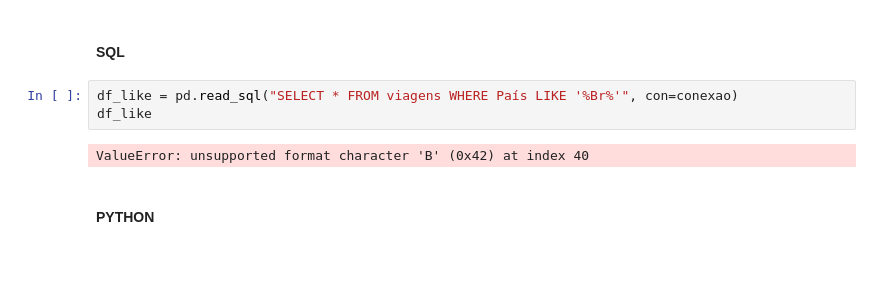
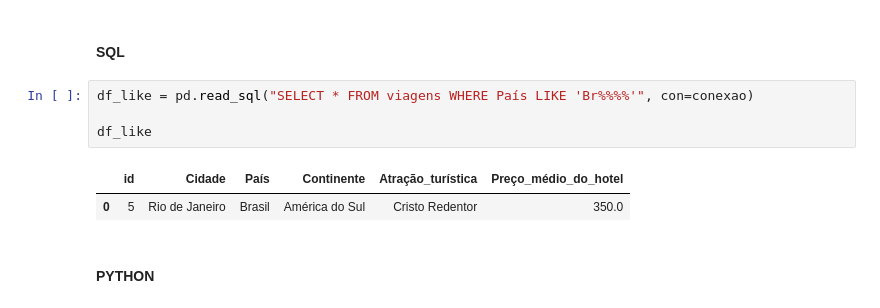
Before and after one commit to joaovilar/Python, a Jupyter notebook: Python_Jupyter/DataManipulation (SQL_Python).ipynb, the cells around one changed output. Drawn from its saved outputs; the diff is of its cells as text; blank space fills up the shorter version.

Commit message:
Correción del script en la clausula Like en jupyter

```diff
--- a/Python_Jupyter/DataManipulation (SQL_Python).ipynb
+++ b/Python_Jupyter/DataManipulation (SQL_Python).ipynb
@@ -241,10 +241,12 @@ dtype: object
 # %% [markdown]
 #### SQL
 # %%
-df_like = pd.read_sql("SELECT * FROM viagens WHERE País LIKE '%Br%'", con=conexao)
+df_like = pd.read_sql("SELECT * FROM viagens WHERE País LIKE 'Br%%%%'", con=conexao)
+
 df_like
 # %% [output]
-ValueError: unsupported format character 'B' (0x42) at index 40
+|  | id | Cidade | País | Continente | Atração_turística | Preço_médio_do_hotel |
+| 0 | 5 | Rio de Janeiro | Brasil | América do Sul | Cristo Redentor | 350.0 |
 # %% [markdown]
 #### PYTHON
 # %%
```
